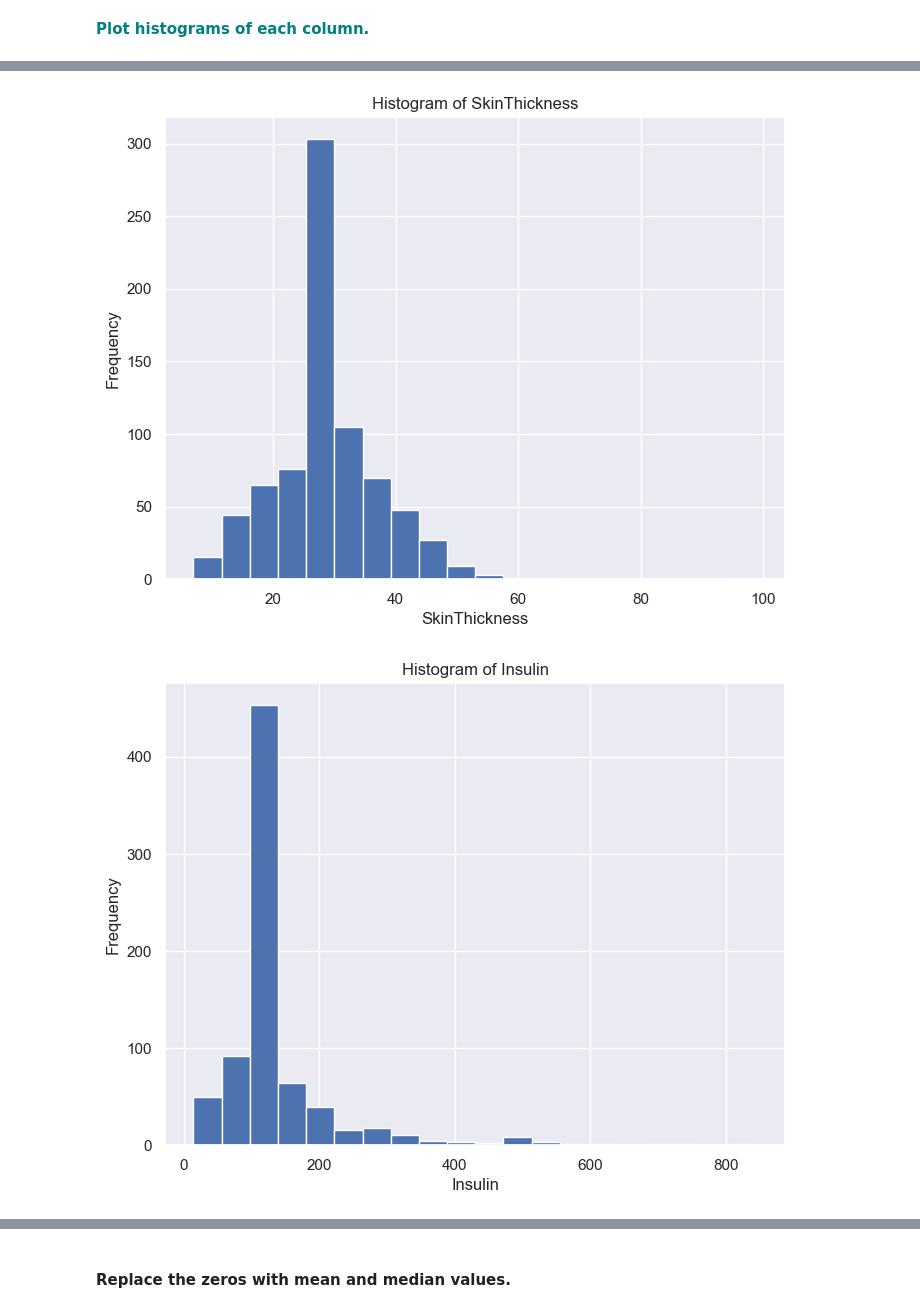
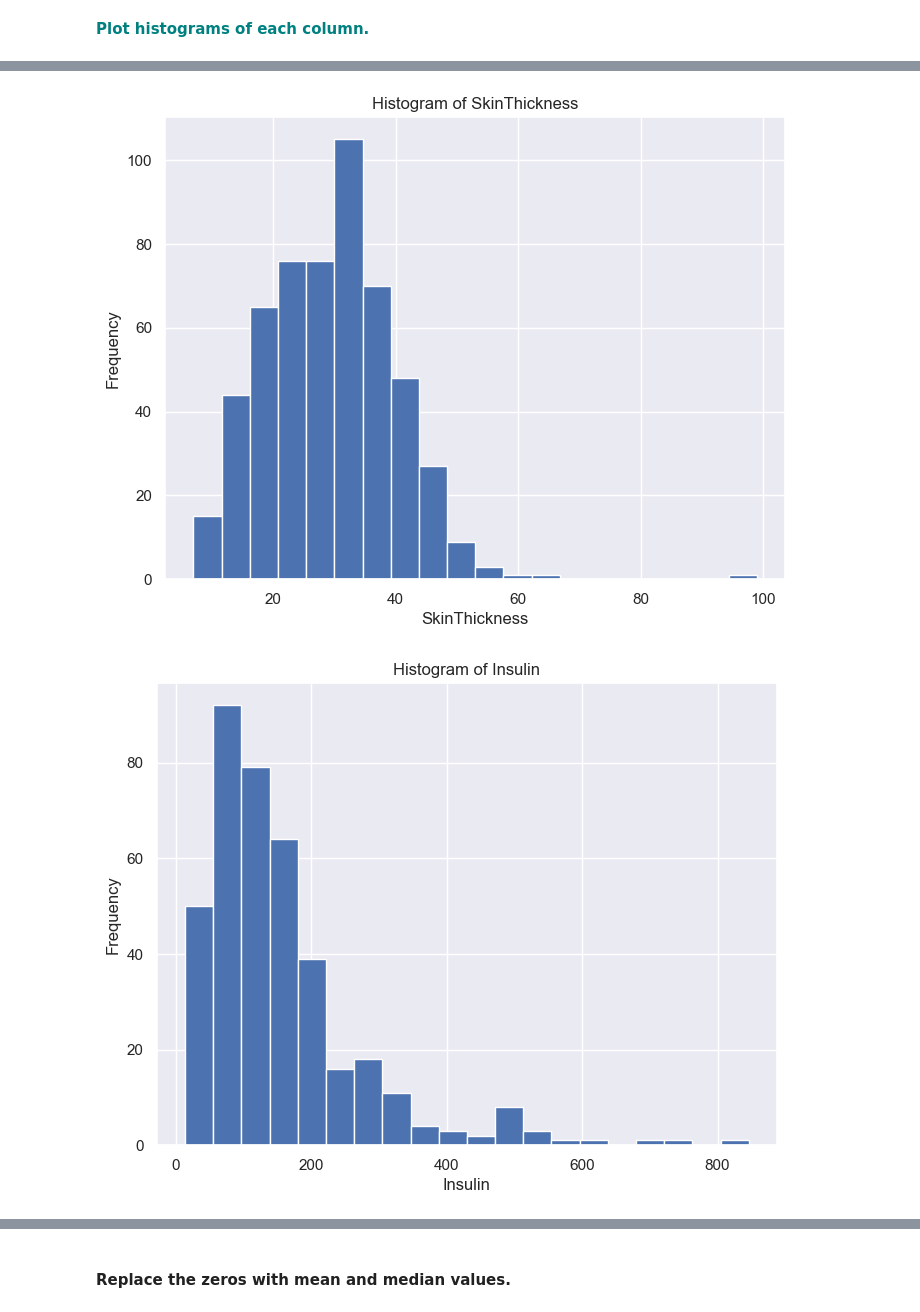
Before and after one commit to BTExpress1/miniprojects, a Jupyter notebook: Grid Search In KNN/GridSearchKNN_Case_Study.ipynb, the cells around one changed output, grey strips where cells are left out. Cells and saved outputs as stored; diff of their text form; code cells hidden in the pictures.

```diff
--- a/Grid Search In KNN/GridSearchKNN_Case_Study.ipynb
+++ b/Grid Search In KNN/GridSearchKNN_Case_Study.ipynb
@@ -72,16 +72,15 @@ diabetes_data.describe
 # %% [markdown]
 **<font color='teal'> Currently, the missing values in the dataset are represented as zeros. Replace the zero values in the following columns ['Glucose','BloodPressure','SkinThickness','Insulin','BMI'] with nan .</font>**
 # %%
-diabetes_data_nan = diabetes_data
 columns_to_replace = ['Glucose', 'BloodPressure', 'SkinThickness', 'Insulin', 'BMI']
 for col in columns_to_replace:
-        diabetes_data_nan[col] = diabetes_data[col].replace(0, np.nan)
+        diabetes_data[col] = diabetes_data[col].replace(0, np.nan)
 # %% [markdown]
 **<font color='teal'> Plot histograms of each column. </font>**
 # %%
- for column in diabetes_data_nan.columns:
+ for column in diabetes_data.columns:
         plt.figure(figsize=(8, 6))  # Adjust figure size as needed
-        plt.hist(diabetes_data_nan[column].dropna(), bins=20)  # Plot histogram, drop NaN values, adjust bins
+        plt.hist(diabetes_data[column].dropna(), bins=20)  # Plot histogram, drop NaN values, adjust bins
         plt.title(f'Histogram of {column}')
         plt.xlabel(column)
         plt.ylabel('Frequency')
@@ -94,2 +93,2 @@ for col in columns_to_replace:
-[figure, old version]
+[figure, new version]
-[figure, old version]
+[figure, new version]
```
Also changed, not shown: parts of 4 cells of this notebook.
